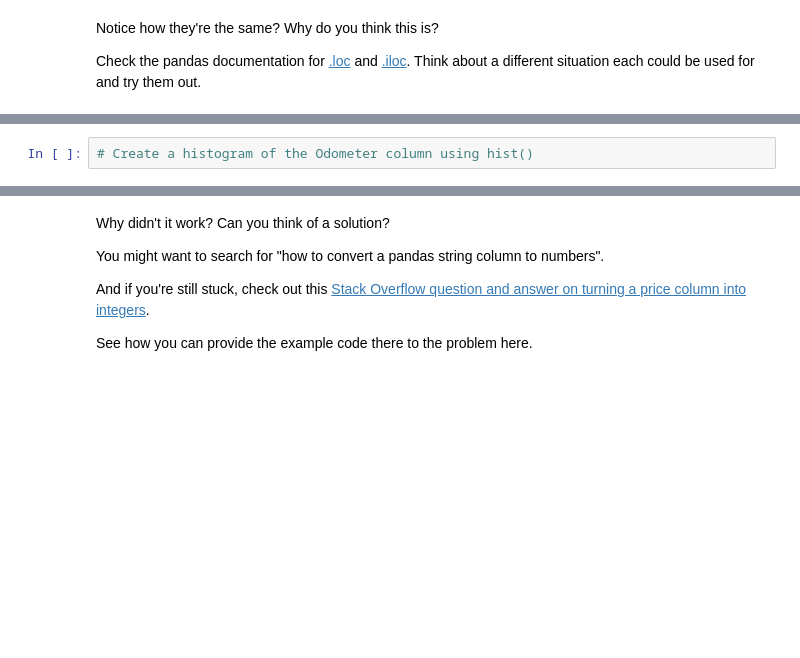
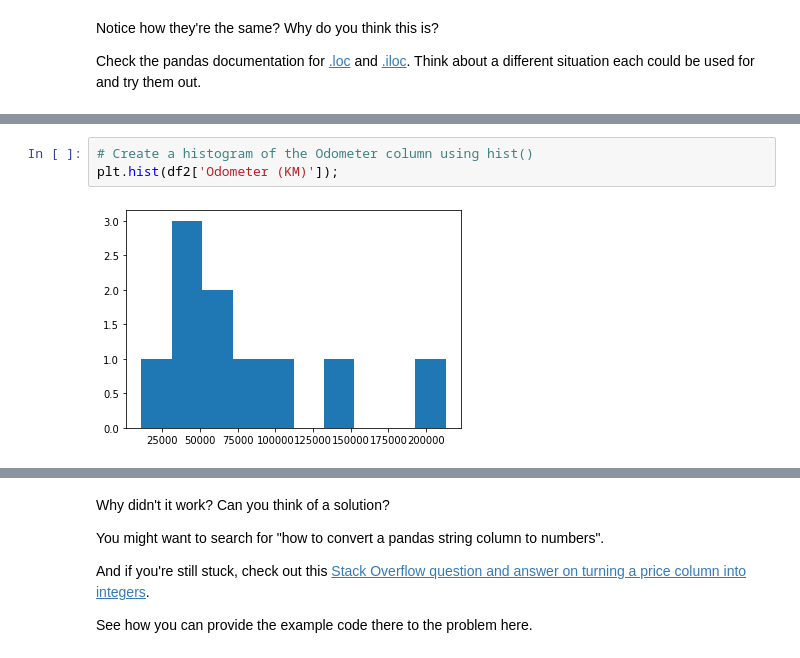
Before and after one commit to lipioliveira/zero-to-mastery-ml, a Jupyter notebook: section-2-data-science-and-ml-tools/pandas-exercises.ipynb, the cells around one changed output, grey strips where cells are left out. Drawn from its saved outputs; the diff is of its cells as text; blank space fills up the shorter version.

```diff
--- a/section-2-data-science-and-ml-tools/pandas-exercises.ipynb
+++ b/section-2-data-science-and-ml-tools/pandas-exercises.ipynb
@@ -174,4 +205,7 @@ Check the pandas documentation for [.loc](https://pandas.pydata.org/pandas-docs/
 # %%
 # Create a histogram of the Odometer column using hist()
+plt.hist(df2['Odometer (KM)']);
+# %% [output]
+[figure, added]
 # %%
 # Try to plot the Price column using plot()
```
Also changed, not shown: parts of 28 cells of this notebook, 1 other file.
